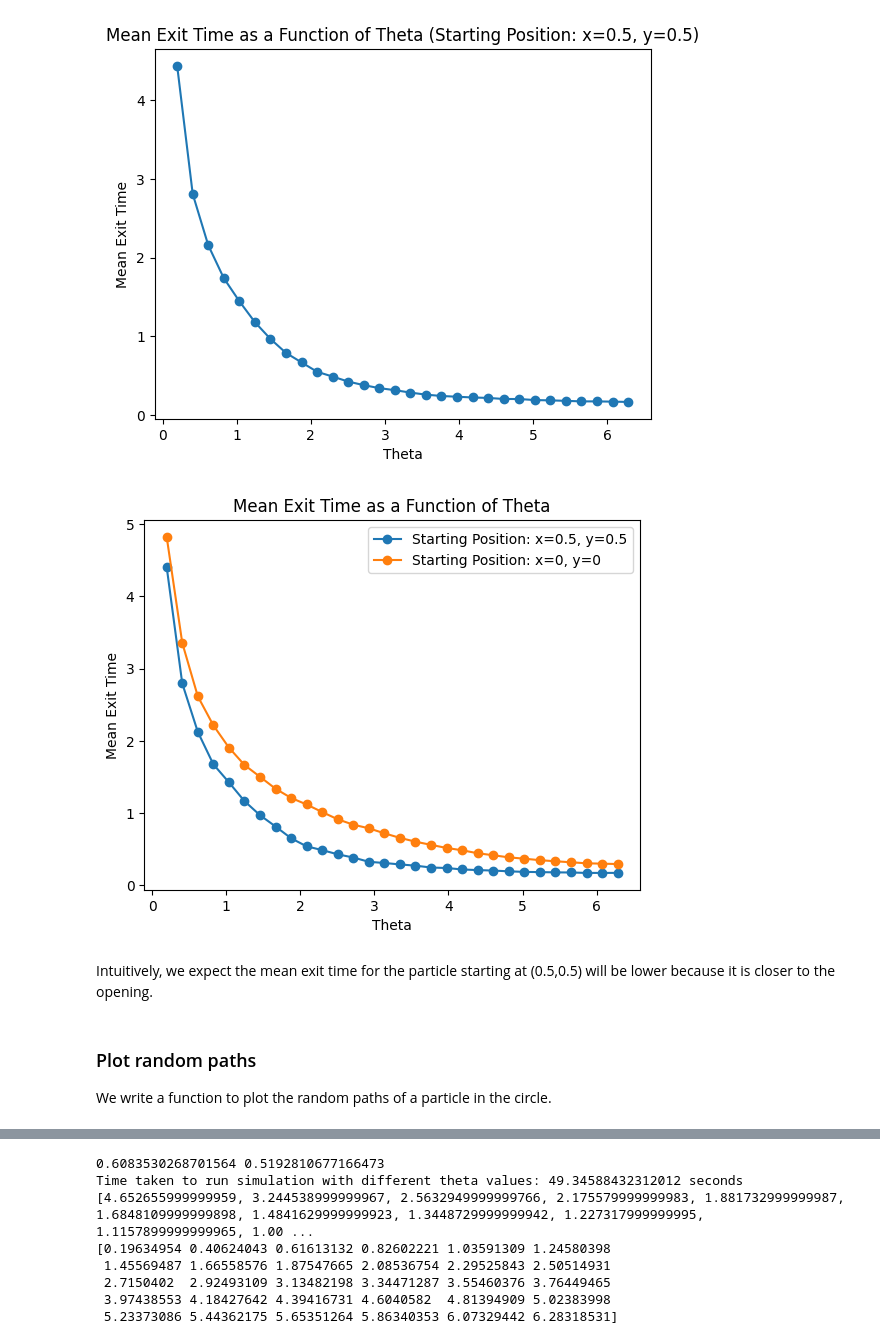
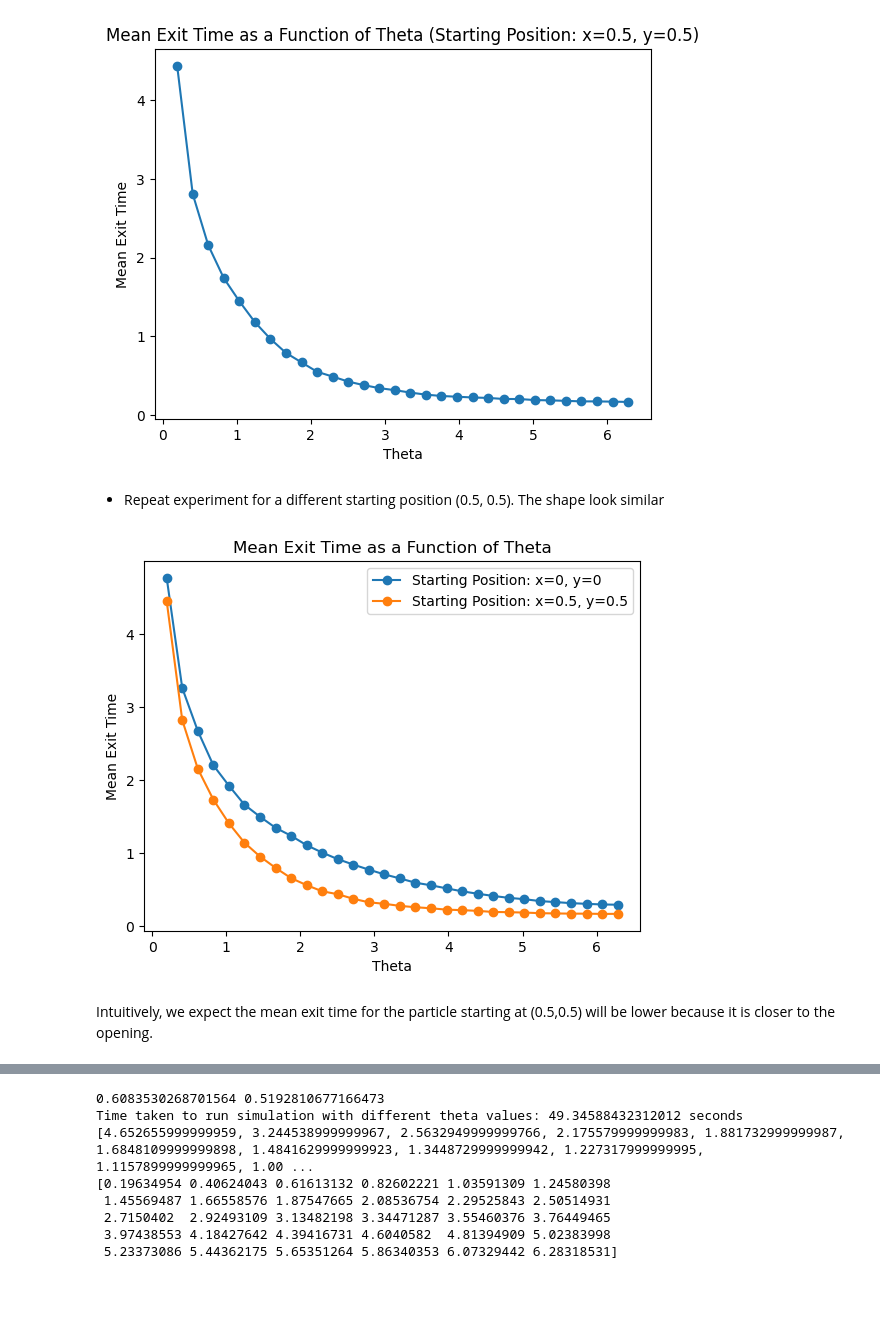
Before and after one commit to keshavganesh1/Stochastic-processes-particle-diffusion, a Jupyter notebook: particle_diffusion_cont.ipynb, the cells around one changed output, grey strips where cells are left out. Cells and saved outputs as stored; diff of their text form; code cells hidden in the pictures; blank space fills up the shorter version.

Commit message:
added some clues for annotations, Jonny it's your time to shine.

```diff
--- a/particle_diffusion_cont.ipynb
+++ b/particle_diffusion_cont.ipynb
@@ -355,24 +449,22 @@ plt.show()
 # %% [output]
 Time taken to run simulation with different theta values and starting position = (0.5,0.5): 97.54851698875427 seconds
 [figure]
+# %% [markdown]
+- Repeat experiment for a different starting position (0.5, 0.5). The shape look similar
 # %%
 # plot both curves
-
+theta_values = np.linspace(np.pi/16, 2*np.pi, 30)
 mean_exit_times_theta_list_moved = [mean_exit_time_theta(E(theta = theta, num_particles=10000, x_start=0.5, y_start=0.5)) for theta in theta_values]
 mean_exit_times_theta_list = [mean_exit_time_theta(E(theta=theta, num_particles=10000)) for theta in theta_values]
 
+plt.plot(theta_values, mean_exit_times_theta_list, marker='o', label='Starting Position: x=0, y=0')
 plt.plot(theta_values, mean_exit_times_theta_list_moved, marker='o', label='Starting Position: x=0.5, y=0.5')
-plt.plot(theta_values, mean_exit_times_theta_list, marker='o', label='Starting Position: x=0, y=0')
 plt.xlabel('Theta')
 plt.ylabel('Mean Exit Time')
 plt.title('Mean Exit Time as a Function of Theta')
 plt.legend()
 plt.show()
 # %% [output]
-[figure, old version]
+[figure, new version]
 # %% [markdown]
 Intuitively, we expect the mean exit time for the particle starting at (0.5,0.5) will be lower because it is closer to the opening.
-# %% [markdown]
-### Plot random paths
-
-We write a function to plot the random paths of a particle in the circle.
```
Also changed, not shown: parts of 23 cells of this notebook.
